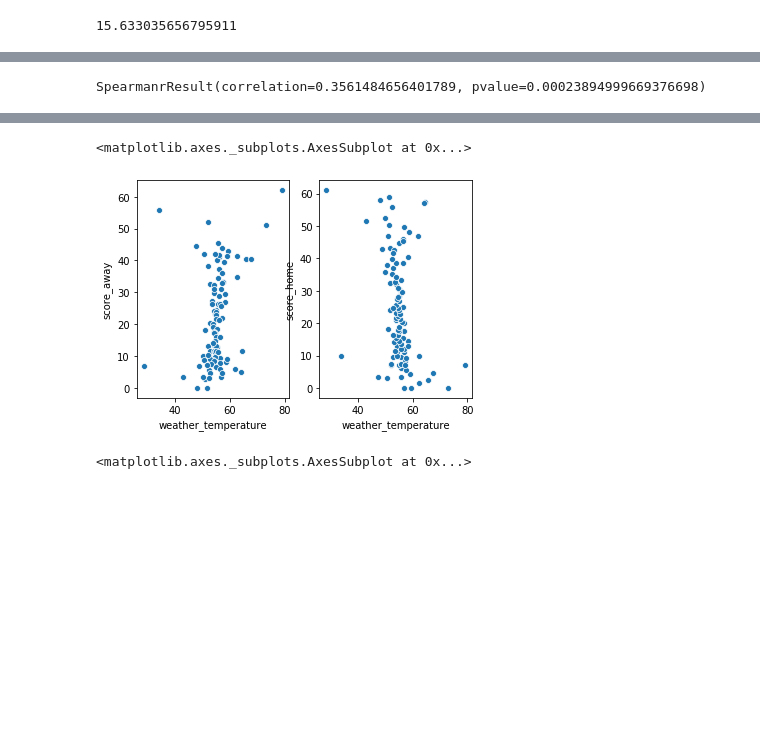
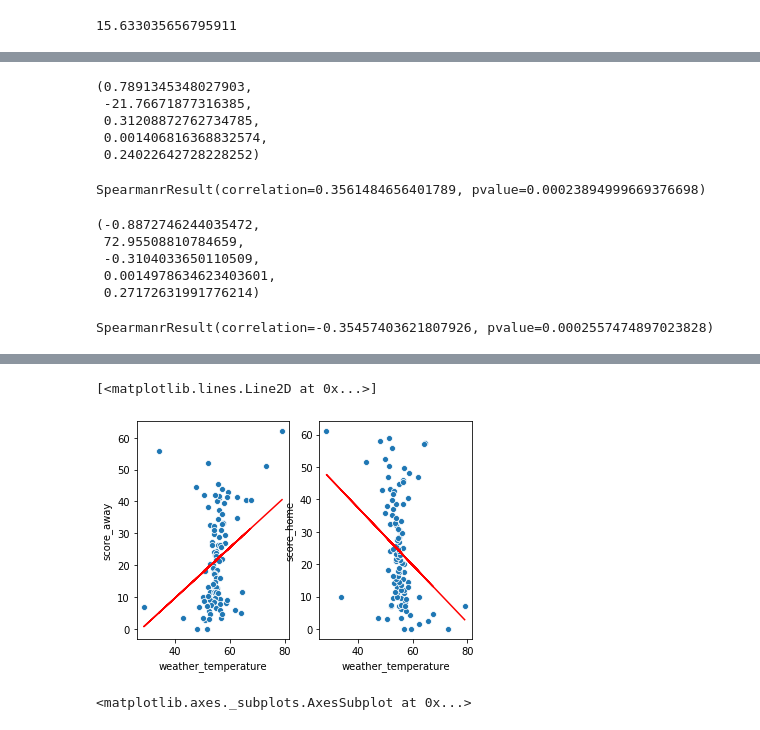
Before and after one commit to rezalution/Springboard, a Jupyter notebook: Capstone #1/Statistical Data Analysis.ipynb, the cells around one changed output, grey strips where cells are left out. Cells and saved outputs as stored; diff of their text form; code cells hidden in the pictures; blank space fills up the shorter version.

```diff
--- a/Capstone #1/Statistical Data Analysis.ipynb
+++ b/Capstone #1/Statistical Data Analysis.ipynb
@@ -557,10 +569,32 @@ scoreDiffCorrelation.head()
 | -46.0 | 56.0 | 10.0 | 73.0 | 70.0 | 34.0 | ... |
 | -45.0 | 52.0 | 7.0 | 35.5 | 30.0 | 52.0 | ... |
 | -44.0 | 44.0 | 0.0 | 83.0 | 80.0 | 57.0 | ... |
+# %%
+slope, intercept, r_value, p_value, std_err = linregress(scoreDiffCorrelation['weather_temperature'],scoreDiffCorrelation['score_away'])
+slope, intercept, r_value, p_value, std_err
+# %% [output]
+(0.7891345348027903,
+ -21.76671877316385,
+ 0.31208872762734785,
+ 0.001406816368832574,
+ 0.24022642728228252)
 # %%
 spearmanr(scoreDiffCorrelation['weather_temperature'],scoreDiffCorrelation['score_away'])
 # %% [output]
 SpearmanrResult(correlation=0.3561484656401789, pvalue=0.00023894999669376698)
+# %%
+slopeb, interceptb, r_valueb, p_valueb, std_errb = linregress(scoreDiffCorrelation['weather_temperature'],scoreDiffCorrelation['score_home'])
+slopeb, interceptb, r_valueb, p_valueb, std_errb
+# %% [output]
+(-0.8872746244035472,
+ 72.95508810784659,
+ -0.3104033650110509,
+ 0.0014978634623403601,
+ 0.27172631991776214)
+# %%
+spearmanr(scoreDiffCorrelation['weather_temperature'],scoreDiffCorrelation['score_home'])
+# %% [output]
+SpearmanrResult(correlation=-0.35457403621807926, pvalue=0.0002557474897023828)
 # %%
 corr_type, corr_matrix, corr_ps = rp.corr_case(scoreDiffCorrelation)
 # %%
@@ -577,11 +611,13 @@ corr_matrix
 # %%
 plt.subplot(1, 2, 1)
 sns.scatterplot(scoreDiffCorrelation['weather_temperature'],scoreDiffCorrelation['score_away'])
+plt.plot(scoreDiffCorrelation['weather_temperature'], intercept + slope*scoreDiffCorrelation['weather_temperature'], 'r', label='fitted line')
 plt.subplot(1, 2, 2)
 sns.scatterplot(scoreDiffCorrelation['weather_temperature'],scoreDiffCorrelation['score_home'])
+plt.plot(scoreDiffCorrelation['weather_temperature'], interceptb + slopeb*scoreDiffCorrelation['weather_temperature'], 'r', label='fitted line')
 # %% [output]
-<matplotlib.axes._subplots.AxesSubplot at 0x...>
+[<matplotlib.lines.Line2D at 0x...>]
-[figure, old version]
+[figure, new version]
 # %%
 plt.subplot(1, 2, 1)
 sns.scatterplot(scoreDiffCorrelation['weather_wind_mph'],scoreDiffCorrelation['score_away'])
```
Also changed, not shown: parts of 5 cells of this notebook.
